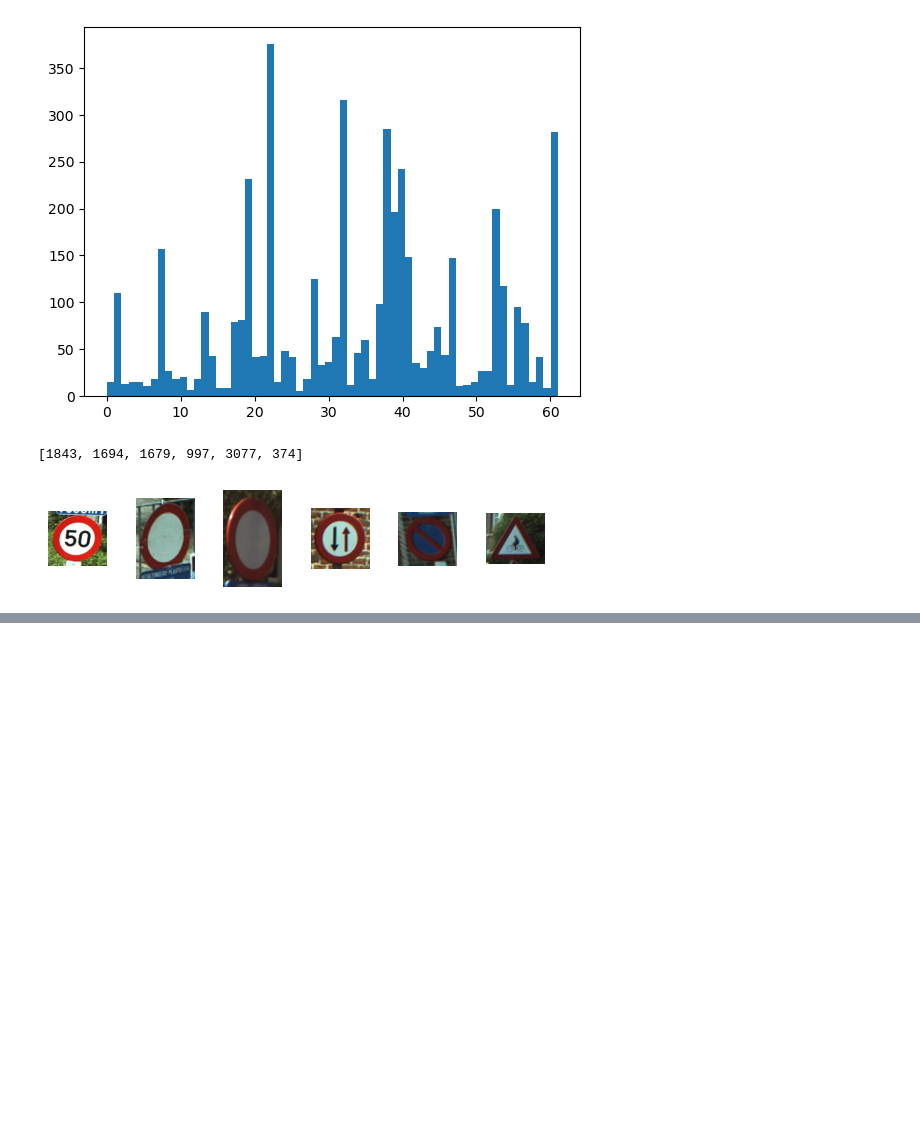
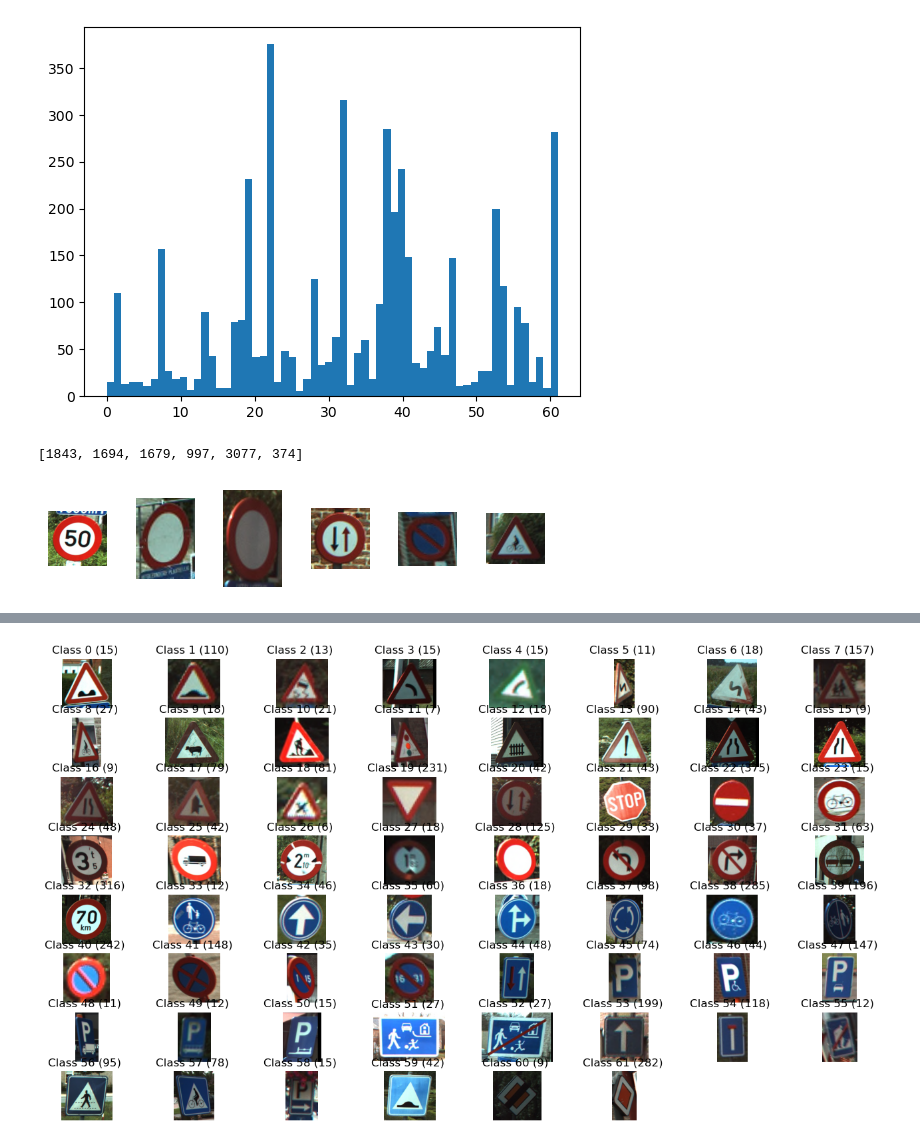
Before and after one commit to Chefi/python-ml-course, a Jupyter notebook: notebooks/Introduccion a Tensor Flow Mi Notebook.ipynb, the cells around one changed output, grey strips where cells are left out. Drawn from its saved outputs; the diff is of its cells as text; code cells hidden in the pictures; blank space fills up the shorter version.

```diff
--- a/notebooks/Introduccion a Tensor Flow Mi Notebook.ipynb
+++ b/notebooks/Introduccion a Tensor Flow Mi Notebook.ipynb
@@ -240,0 +260,15 @@ for i in range(len(rand_signs)):
+# %%
+unique_labels = set(labels)
+plt.figure(figsize=(16,9))
+i=1
+for label in unique_labels:
+    temp_im = images[labels.index(label)]
+    plt.subplot(8,8,i)
+    plt.subplots_adjust(wspace= 0.5)
+    plt.axis("off")
+    plt.title("Class {0} ({1}) ".format(label, labels.count(label)))
+    i += 1
+    plt.imshow(temp_im)
+plt.show()
+# %% [output]
+[figure, added]
```
Also changed, not shown: parts of 11 cells of this notebook.
